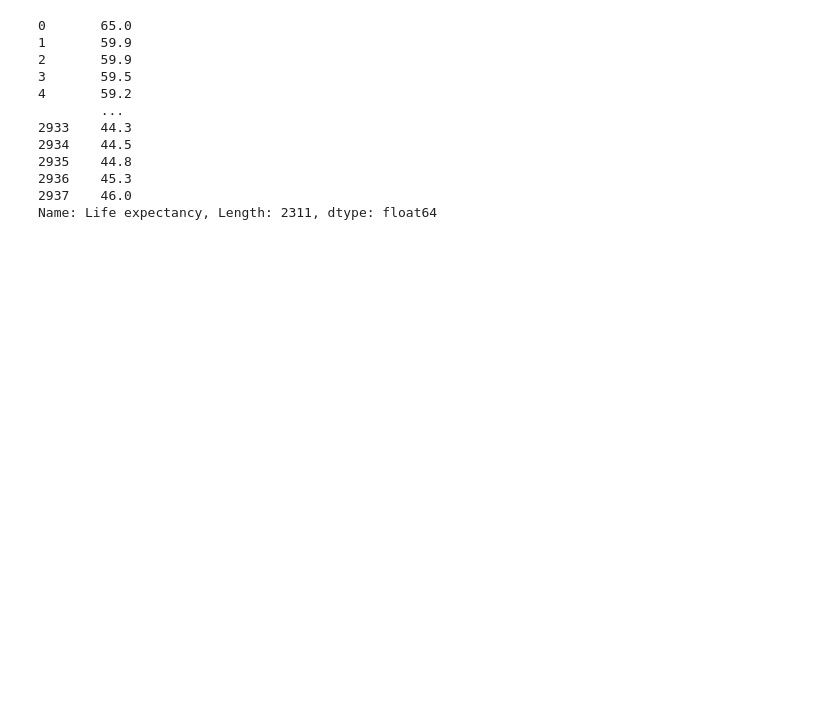
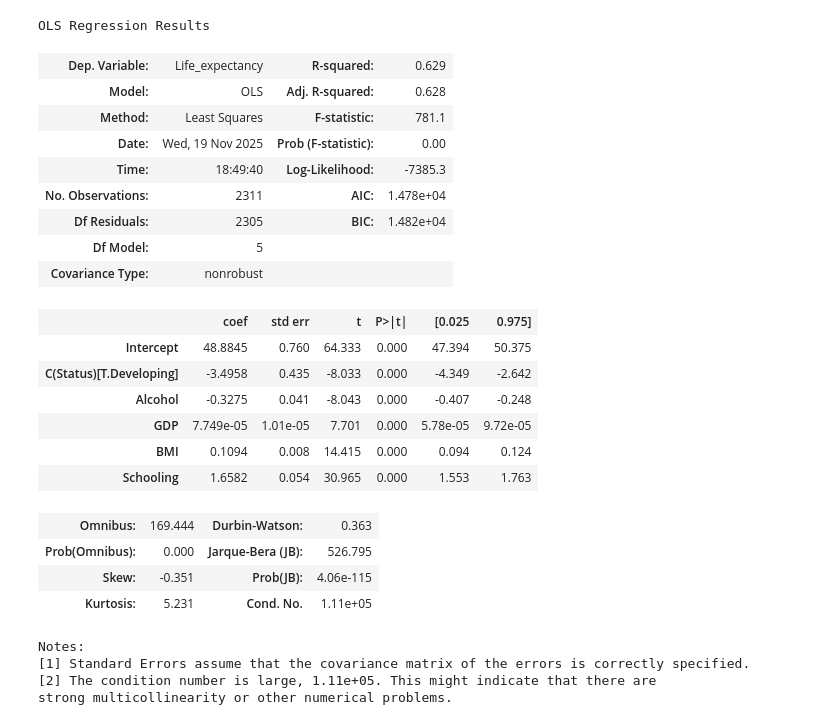
Before and after one commit to Nolan6Jensen/life-expectancy-modeling, a Jupyter notebook: analysis1.ipynb, the cells around one changed output. Drawn from its saved outputs; the diff is of its cells as text; code cells hidden in the pictures; blank space fills up the shorter version.

Commit message:
Created predictor vs response plots and linear models

```diff
--- a/analysis1.ipynb
+++ b/analysis1.ipynb
@@ -59 +51,12 @@ data
 2311 rows × 6 columns
+# %%
+#Plot predictors vs. life expectancy
+response = cols[0]
+predictors = cols[1:]
+for col in predictors:
+    plt.figure(figsize=(5,4))
+    plt.scatter(data2[col], data2[response], alpha=0.6)
+    plt.xlabel(col)
+    plt.ylabel(response)
+    plt.title(f"{response} vs. {col}")
+    plt.show()
@@ -60,17 +69,41 @@ data
 # %%
-#Create a linear model
-Y = data["Life expectancy"]
+#Create a linear model using scikit-learn
+y = data["Life expectancy"]
 X = data.drop("Life expectancy", axis = 1)
+model = LinearRegression()
+model.fit(X,y)
+
+
+#Create a linear model using statsmodels
+def clean_name(col):
+    return col.strip().replace(" ","_")
+
+data2 = data2.rename(columns=clean_name)
+model2 = smf.ols("Life_expectancy ~ Alcohol + GDP + BMI + Schooling + C(Status)", data = data2).fit()
+model2.summary()
 # %% [output]
-0       65.0
-1       59.9
-2       59.9
-3       59.5
-4       59.2
-        ...
-2933    44.3
-2934    44.5
-2935    44.8
-2936    45.3
-2937    46.0
-Name: Life expectancy, Length: 2311, dtype: float64
+OLS Regression Results
+| Dep. Variable: | Life_expectancy | R-squared: | 0.629 |
+| Model: | OLS | Adj. R-squared: | 0.628 |
+| Method: | Least Squares | F-statistic: | 781.1 |
+| Date: | Wed, 19 Nov 2025 | Prob (F-statistic): | 0.00 |
+| Time: | 18:49:40 | Log-Likelihood: | -7385.3 |
+| No. Observations: | 2311 | AIC: | 1.478e+04 |
+| Df Residuals: | 2305 | BIC: | 1.482e+04 |
+| Df Model: | 5 |  |  |
+| Covariance Type: | nonrobust |  |  |
+|  | coef | std err | t | P>|t| | [0.025 | 0.975] |
+| Intercept | 48.8845 | 0.760 | 64.333 | 0.000 | 47.394 | 50.375 |
+| C(Status)[T.Developing] | -3.4958 | 0.435 | -8.033 | 0.000 | -4.349 | -2.642 |
+| Alcohol | -0.3275 | 0.041 | -8.043 | 0.000 | -0.407 | -0.248 |
+| GDP | 7.749e-05 | 1.01e-05 | 7.701 | 0.000 | 5.78e-05 | 9.72e-05 |
+| BMI | 0.1094 | 0.008 | 14.415 | 0.000 | 0.094 | 0.124 |
+| Schooling | 1.6582 | 0.054 | 30.965 | 0.000 | 1.553 | 1.763 |
+| Omnibus: | 169.444 | Durbin-Watson: | 0.363 |
+| Prob(Omnibus): | 0.000 | Jarque-Bera (JB): | 526.795 |
+| Skew: | -0.351 | Prob(JB): | 4.06e-115 |
+| Kurtosis: | 5.231 | Cond. No. | 1.11e+05 |
+Notes:
+[1] Standard Errors assume that the covariance matrix of the errors is correctly specified.
+[2] The condition number is large, 1.11e+05. This might indicate that there are
+strong multicollinearity or other numerical problems.
```
Also changed, not shown: parts of 4 cells of this notebook.
